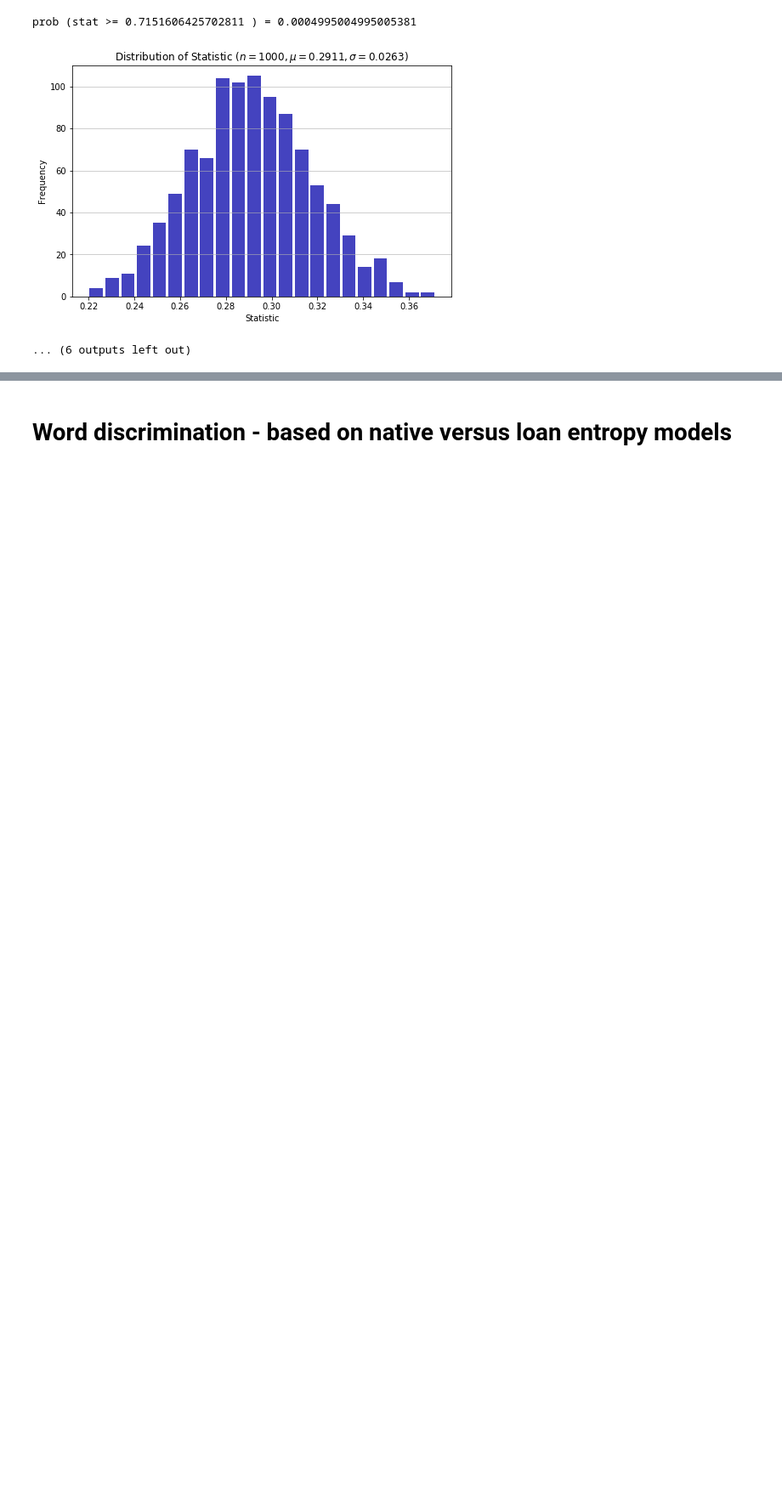
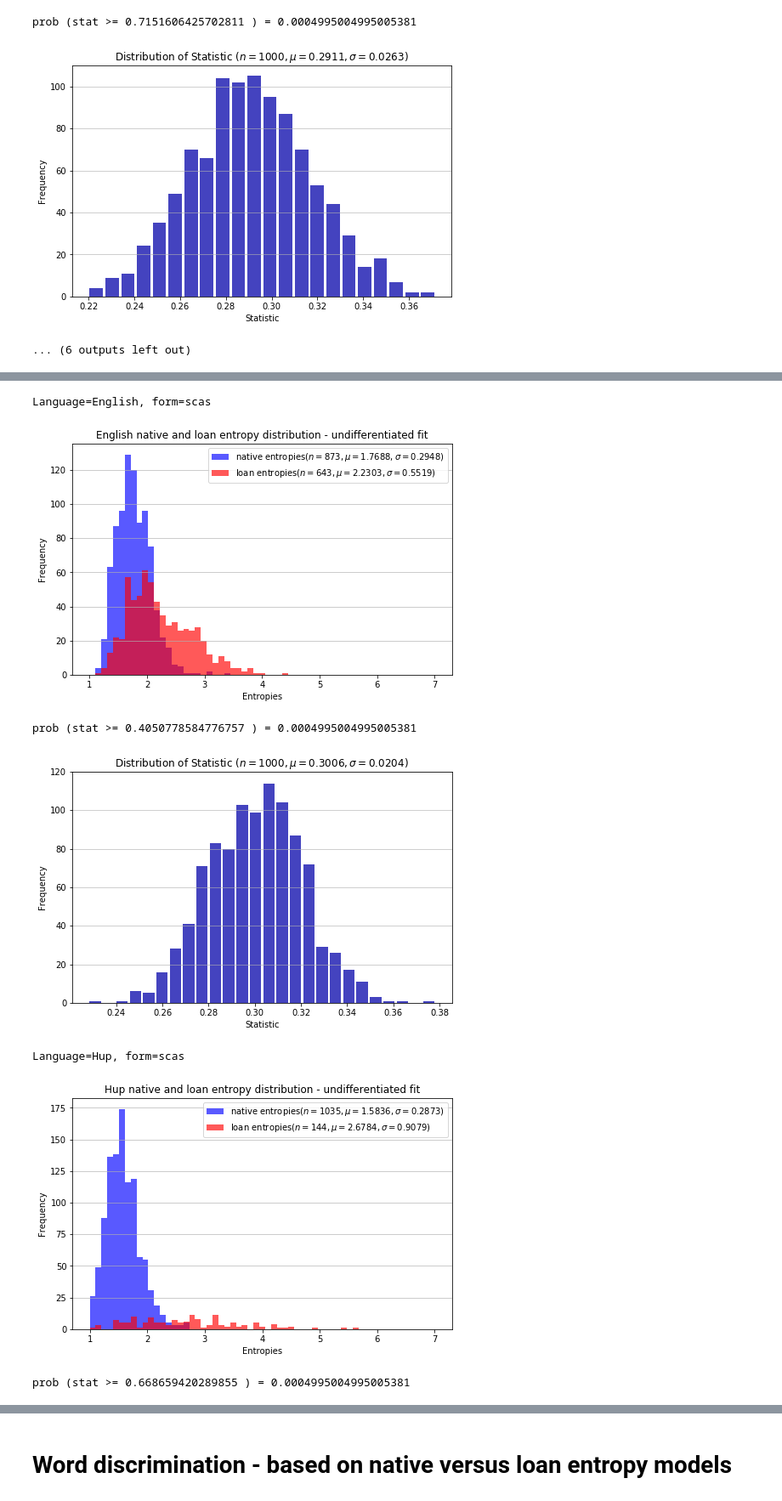
Before and after one commit to lingpy/pybor, a Jupyter notebook: Analysis-Markov-word-model.production.ipynb, the cells around one changed output, grey strips where cells are left out. Shown at 85% size. Drawn from its saved outputs; the diff is of its cells as text; code cells hidden in the pictures; blank space fills up the shorter version.

```diff
--- a/Analysis-Markov-word-model.production.ipynb
+++ b/Analysis-Markov-word-model.production.ipynb
@@ -138,0 +159,14 @@ prob (stat >= 0.7396251673360107 ) = 0.004950495049504955
+# %%
+# Test for distributional differences - Based on segmented IPA (segments).
+# Based on native table for training 2nd order Markov model, and
+# Calcalulation and plotting of entropies for native and loan words separately.
+for l in languages:
+    analyze_language_word_distributions_native_basis(l, form='scas', test='ks', n=1000)
+# %% [output]
+Language=English, form=scas
+[figure, added]
+prob (stat >= 0.4050778584776757 ) = 0.0004995004995005381
+[figure, added]
+Language=Hup, form=scas
+[figure, added]
+prob (stat >= 0.668659420289855 ) = 0.0004995004995005381
```
Also changed, not shown: parts of 9 cells of this notebook, 2 other files.
